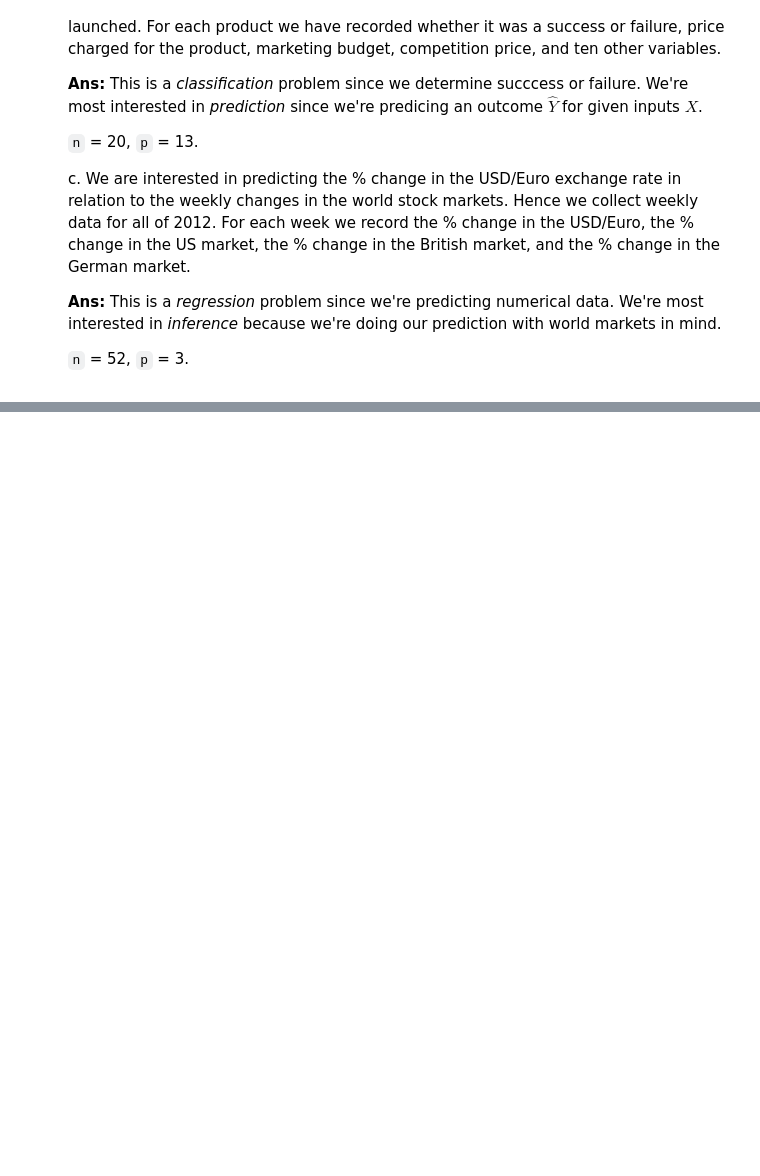
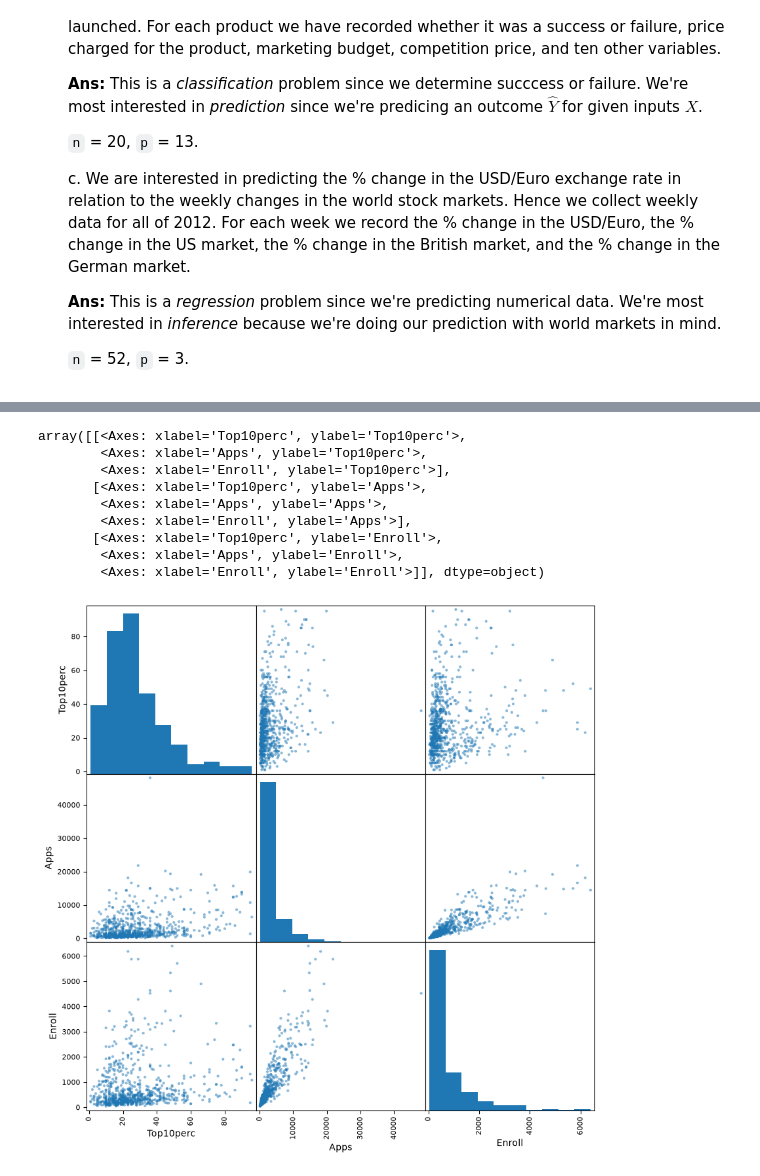
Before and after one commit to gamersekofy/math-448-homework, a Jupyter notebook: hw1-ch2/solutions.ipynb, the cells around one changed output, grey strips where cells are left out. Saved outputs shown, nothing was run; the diff lists cells and outputs as text; code cells hidden in the pictures; blank space fills up the shorter version.

```diff
--- a/hw1-ch2/solutions.ipynb
+++ b/hw1-ch2/solutions.ipynb
@@ -36,0 +55,5 @@ Uzair Hamed Mohammed
+# %%
+# a
+import pandas as pd
+
+college = pd.read_csv('../datasets/College.csv')
@@ -36,0 +77,8 @@ Uzair Hamed Mohammed
+# %%
+# b
+college2 = pd.read_csv('../datasets/College.csv', index_col=0)
+college3 = college.rename({'Unnamed: 0': 'College'}, axis=1)
+college3 = college3.set_index('College')
+# %%
+# b
+college = college3
@@ -36,0 +106,17 @@ Uzair Hamed Mohammed
+# %%
+# d
+pd.plotting.scatter_matrix(
+    college[['Top10perc', 'Apps', 'Enroll']],
+    figsize=(10, 10)
+)
+# %% [output]
+array([[<Axes: xlabel='Top10perc', ylabel='Top10perc'>,
+        <Axes: xlabel='Apps', ylabel='Top10perc'>,
+        <Axes: xlabel='Enroll', ylabel='Top10perc'>],
+       [<Axes: xlabel='Top10perc', ylabel='Apps'>,
+        <Axes: xlabel='Apps', ylabel='Apps'>,
+        <Axes: xlabel='Enroll', ylabel='Apps'>],
+       [<Axes: xlabel='Top10perc', ylabel='Enroll'>,
+        <Axes: xlabel='Apps', ylabel='Enroll'>,
+        <Axes: xlabel='Enroll', ylabel='Enroll'>]], dtype=object)
+[figure, added]
```
Also changed, not shown: parts of 19 cells of this notebook.
